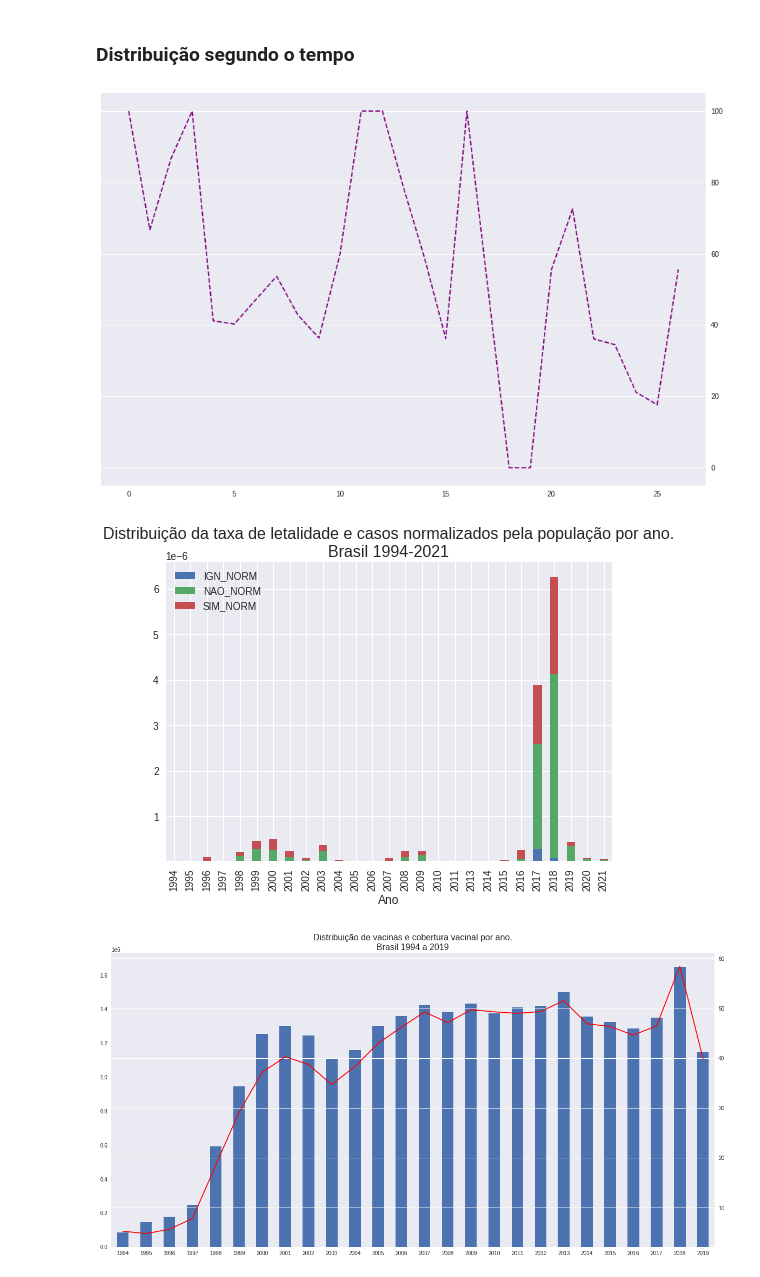
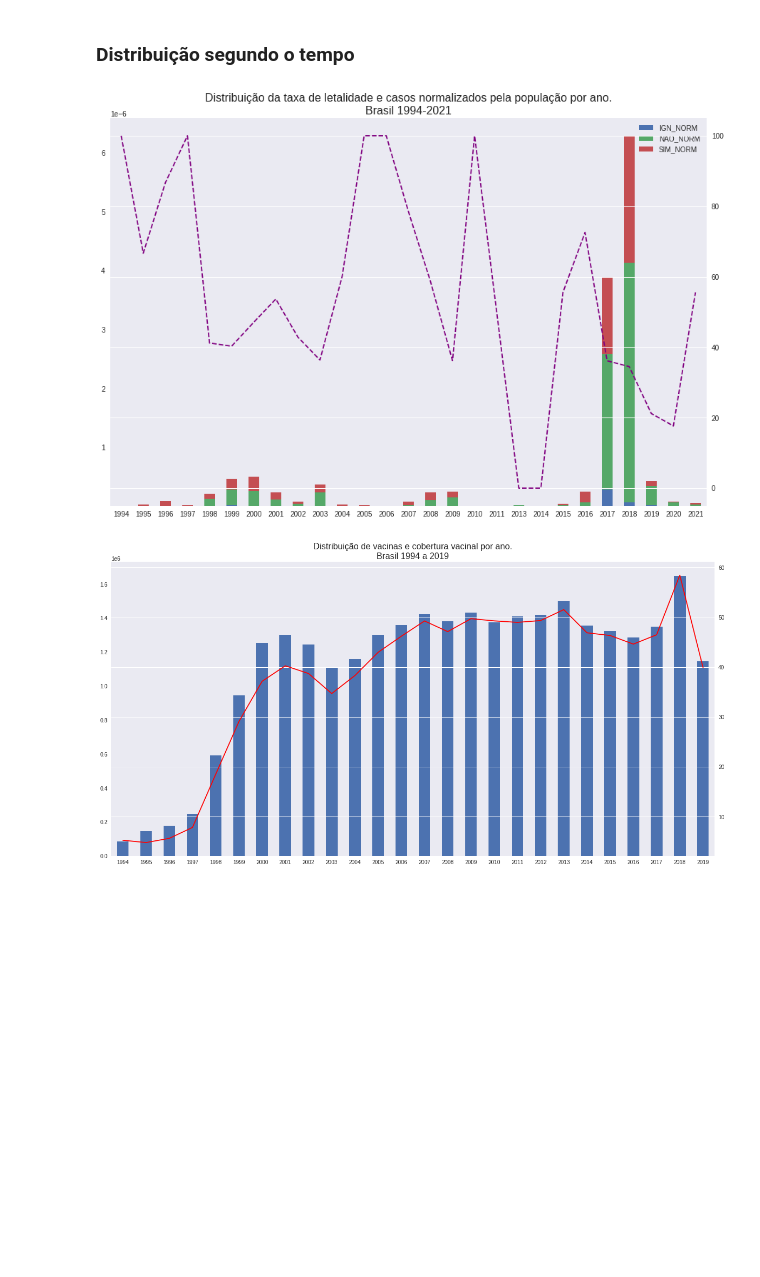
Before and after one commit to pedrosena138/if1007-tasi4, a Jupyter notebook: Analise_de_casos_de_febre_amarela_em_humanos.ipynb, the cells around one changed output. Saved outputs shown, nothing was run; the diff lists cells and outputs as text; code cells hidden in the pictures; blank space fills up the shorter version.

```diff
--- a/Analise_de_casos_de_febre_amarela_em_humanos.ipynb
+++ b/Analise_de_casos_de_febre_amarela_em_humanos.ipynb
@@ -236,26 +236,24 @@ df_norm['LETHA'] = df_norm.apply(lambda x: lethality_rate(x), axis=1)
 # %%
 years = df_norm['ANO'].values
 fig = plt.figure()
 r = np.arange(len(years))
 
 ax=plt.gca()
 
-
-df_norm[['IGN_NORM', 'NAO_NORM', 'SIM_NORM']].plot(label=['Ign', 'Cura', 'Óbito'], kind='bar', stacked=True)
+df_norm[['IGN_NORM', 'NAO_NORM', 'SIM_NORM']].plot(label=['Ign', 'Cura', 'Óbito'], kind='bar', stacked=True, ax=ax)
 df_norm['LETHA'].plot(color='purple', secondary_y=True, linestyle='dashed', ax=ax)
 
 plt.xlabel('Ano', fontsize=12)
 plt.xticks(r, years)
 
 plt.title('Distribuição da taxa de letalidade e casos normalizados pela população por ano.\nBrasil 1994-2021', fontsize=16)
+
 fig.set_figwidth(15)
-
 fig.set_figheight(10)
 
 plt.show()
 # %% [output]
-[figure, old version]
+[figure, new version]
-[figure, removed]
 # %%
 years = df_vaccines['ANO'].unique()
 r = np.arange(len(years))
```
Also changed, not shown: parts of 1 cell of this notebook.
